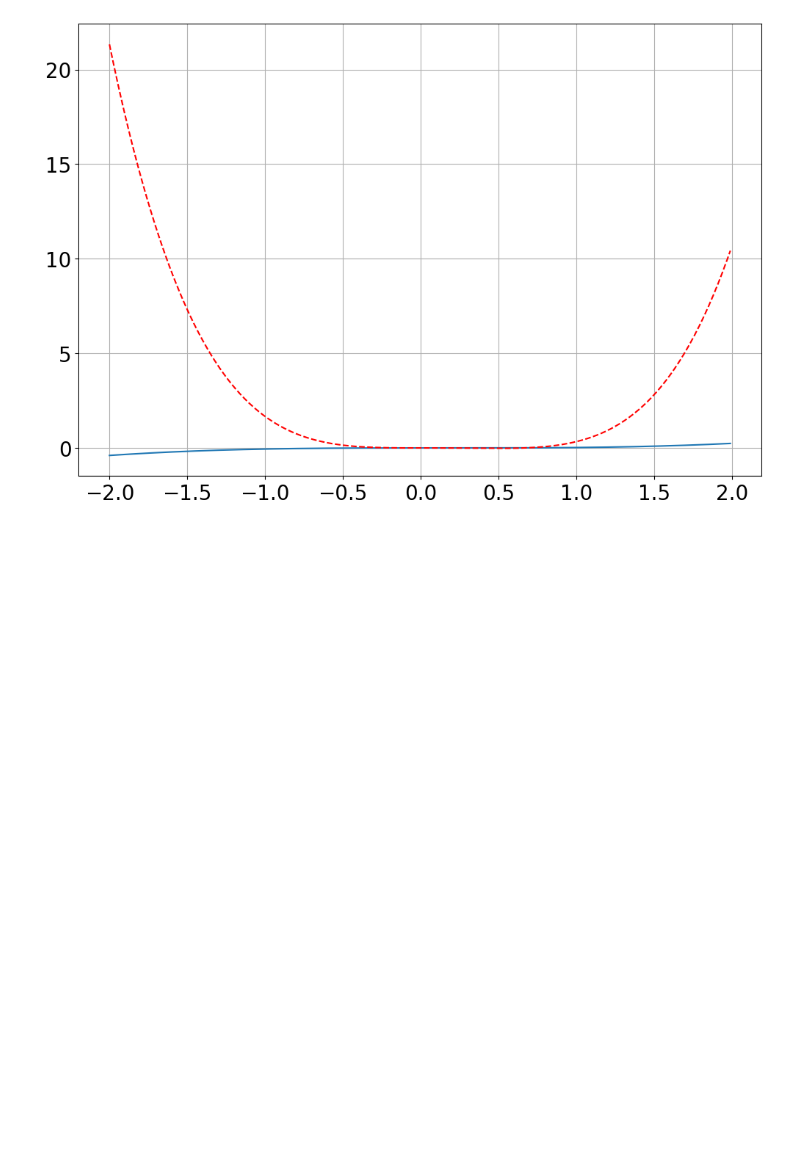
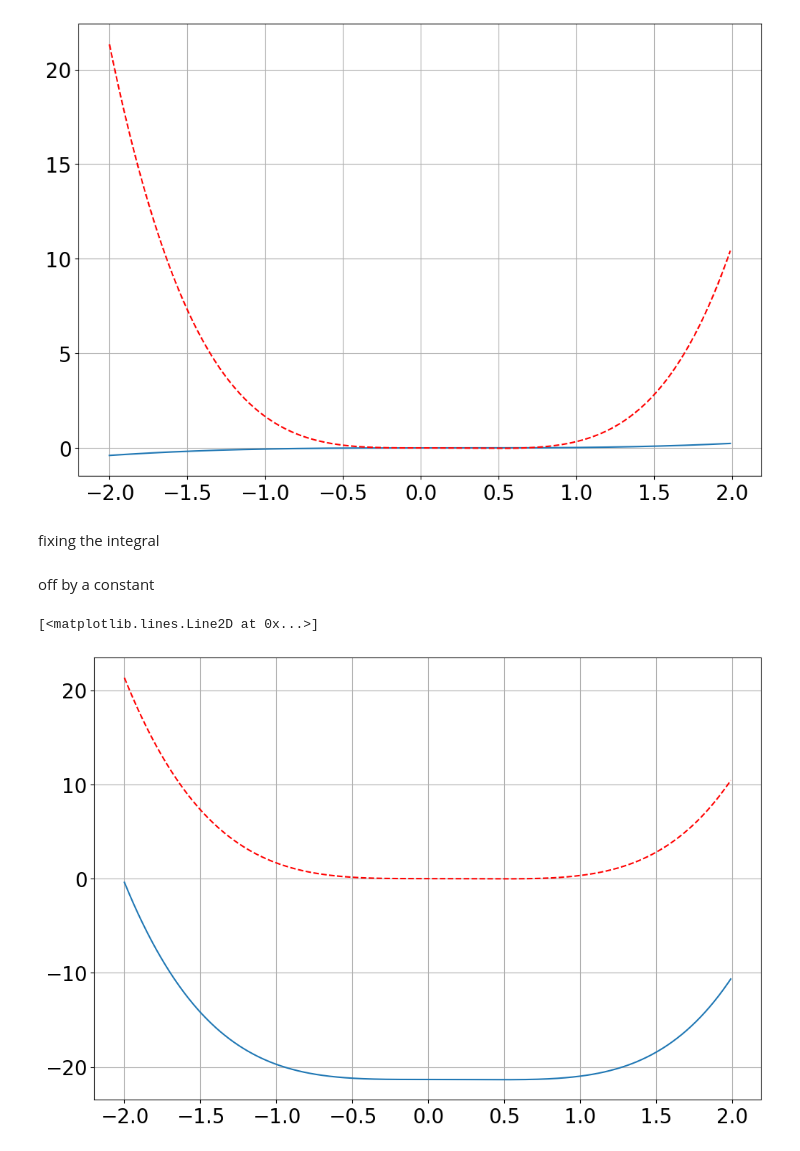
Before and after one commit to bblais/Computer-Programming-for-the-Sciences-Spring-2024, a Jupyter notebook: Sprint #1 - Algorithms and Simulation/2024-02-01 - Derivatives Integrals and Maxima Oh My.ipynb, the cells around one changed output. Drawn from its saved outputs; the diff is of its cells as text; code cells hidden in the pictures; blank space fills up the shorter version.

Commit message:
fix integral

```diff
--- a/Sprint #1 - Algorithms and Simulation/2024-02-01 - Derivatives Integrals and Maxima Oh My.ipynb
+++ b/Sprint #1 - Algorithms and Simulation/2024-02-01 - Derivatives Integrals and Maxima Oh My.ipynb
@@ -157,3 +161,40 @@ plot(x,area_expected,'r--')
 # %% [output]
 [<matplotlib.lines.Line2D at 0x...>]
 [figure]
+# %% [markdown]
+fixing the integral
+# %%
+x_start=-2
+x_end=2
+dx=0.01
+
+x=x_start
+S=Storage()
+area=0
+while x<=x_end:
+
+    # calculate the area at that value
+    # add the calculated values to the Storage
+    #step the x value by small step called dx
+
+    slope=(f(x+dx)-f(x))/dx
+    area_rectangle=f(x)*dx
+    area_triangle=1/2*dx*(f(x+dx)-f(x))
+    area=area+area_rectangle+area_triangle
+
+    S+=x,slope,area
+
+    x=x+dx
+
+
+x,slope,area=S.arrays()
+# %% [markdown]
+off by a constant
+# %%
+plot(x,area)
+
+area_expected=x**4-2*x**3/3
+plot(x,area_expected,'r--')
+# %% [output]
+[<matplotlib.lines.Line2D at 0x...>]
+[figure, added]
```
Also changed, not shown: parts of 4 cells of this notebook, 2 other files.
